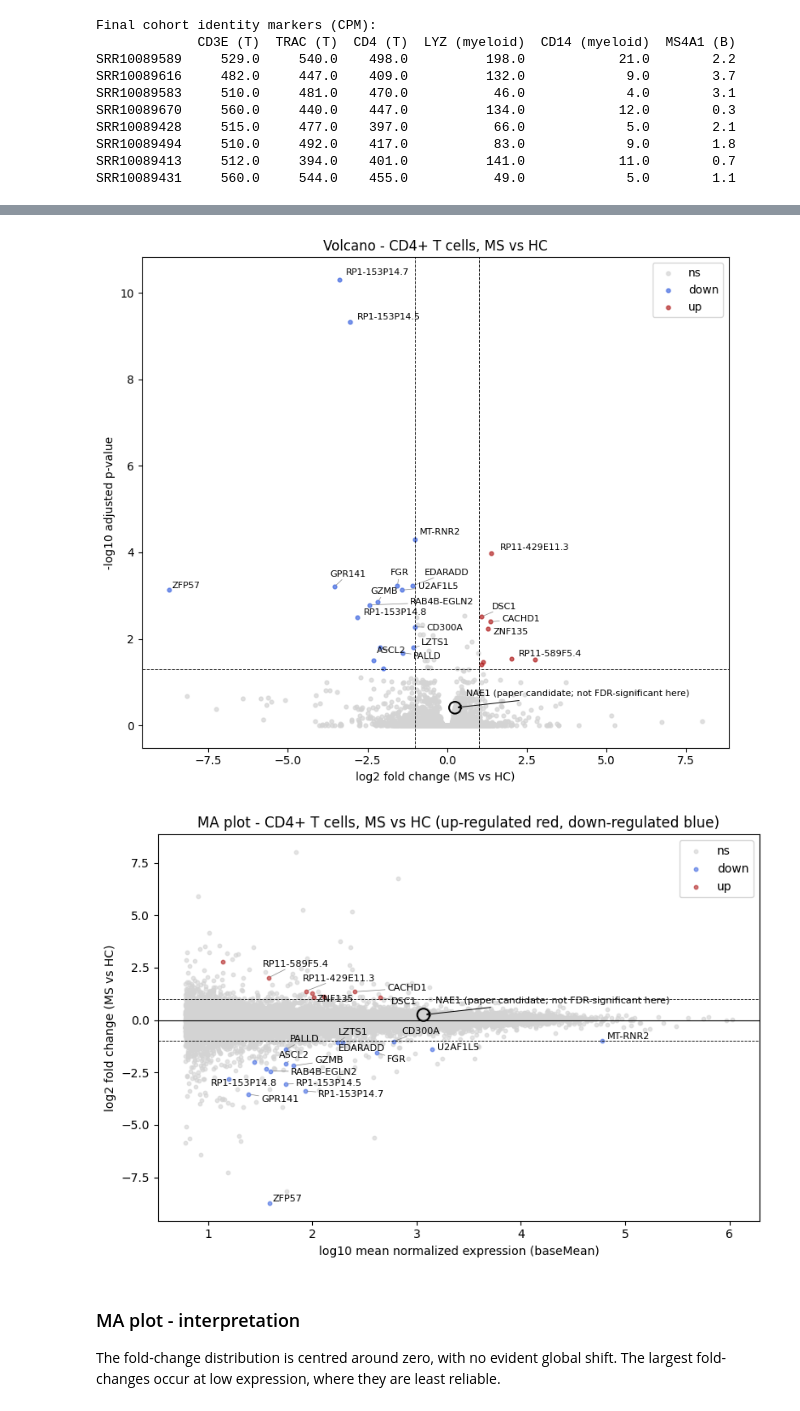
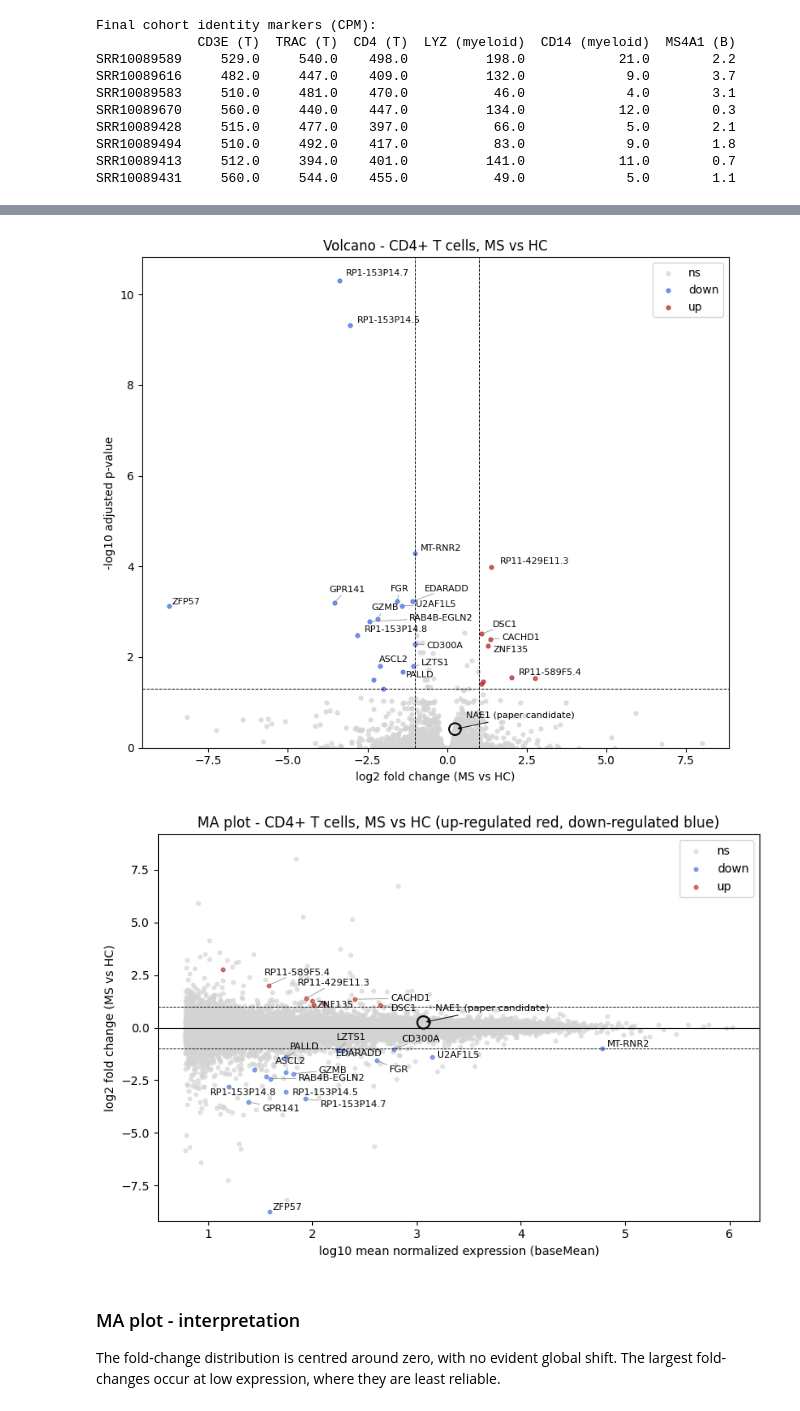
Before and after one commit to ilegul/ms-cd4, a Jupyter notebook: notebooks/BSB_CD4_MS_assignment.ipynb, the cells around one changed output, grey strips where cells are left out. Saved outputs shown, nothing was run; the diff lists cells and outputs as text; code cells hidden in the pictures.

```diff
--- a/notebooks/BSB_CD4_MS_assignment.ipynb
+++ b/notebooks/BSB_CD4_MS_assignment.ipynb
@@ -1043,7 +975,7 @@ meta['condition'] = meta['condition'].astype(str)
 meta['sex'] = meta['sex'].astype(str)
 print('Genes after filtering:', counts_t.shape[1])
 
-dds = DeseqDataSet(counts=counts_t, metadata=meta, design='~ sex + condition', refit_cooks=True)
+dds = DeseqDataSet(counts=counts_t, metadata=meta, design='~ sex + condition')
 dds.deseq2()
 # %% [output]
 Genes after filtering: 26094
@@ -1102,6 +1034,6 @@ DEGs at padj<0.05 (paper-equivalent): 44
 DEGs at padj<0.05 & |log2FC|>=1.0: 25  (up=8, down=17)
 # %%
-# --- PCA on the 500 most variable genes after VST (DESeq2 plotPCA convention: centered, NOT per-gene scaled) ---
+# --- PCA on the 500 most variable genes after VST (DESeq2 plotPCA convention: centred, NOT per-gene scaled) ---
 from sklearn.decomposition import PCA
 dds.vst(use_design=False)                              # variance-stabilizing transform
 vst = pd.DataFrame(dds.layers['vst_counts'], index=counts_t.index, columns=counts_t.columns)
@@ -1116,13 +1048,14 @@ for cond in ['MS','HC']:
     for sx in ['F','M']:
         s = pc[(pc['condition']==cond) & (pc['sex']==sx)]
         if len(s):
-            ax.scatter(s['PC1'], s['PC2'], s=95, c=_co[cond], marker=_mk[sx], edgecolor='k',
+            ax.scatter(s['PC1'], s['PC2'], s=95, c=_co[cond], marker=_mk[sx],
                        label=f'{cond} / {"Female" if sx=="F" else "Male"}')
 for sid in pc.index:
     ax.annotate(sid[-3:], (pc.loc[sid,'PC1'], pc.loc[sid,'PC2']), fontsize=7, xytext=(3,3), textcoords='offset points')
 ax.set_xlabel(f'PC1 ({var[0]:.1f}%)'); ax.set_ylabel(f'PC2 ({var[1]:.1f}%)')
-ax.set_title('PCA (VST) - colour = condition, shape = sex'); ax.legend(fontsize=8)
-plt.tight_layout(); plt.savefig(DEA/'PCA.png', dpi=150); plt.show()
+ax.set_title('PCA (VST) - colour = condition, shape = sex')
+ax.legend(fontsize=8, loc='upper left', bbox_to_anchor=(1.01, 1.0))
+plt.tight_layout(); plt.savefig(DEA/'PCA.png', dpi=150, bbox_inches='tight'); plt.show()
 # %% [output]
 Fit type used for VST : parametric
 Using None as control genes, passed at DeseqDataSet initialization
@@ -1186,5 +1122,5 @@ g.savefig(DEA/'sample_distance_heatmap.png', dpi=150); plt.show()
 # %%
-# --- Volcano plot, labelled with GENE SYMBOLS ---
+# --- Volcano plot ---
 try:
     from adjustText import adjust_text
     HAVE_ADJUST = True
@@ -1205,59 +1141,60 @@ for c in ['ns','down','up']:
 ax.axhline(-np.log10(PADJ), ls='--', c='k', lw=0.7)
 ax.axvline(LFC, ls='--', c='k', lw=0.7); ax.axvline(-LFC, ls='--', c='k', lw=0.7)
 ax.set_xlabel('log2 fold change (MS vs HC)'); ax.set_ylabel('-log10 adjusted p-value')
-ax.set_title('Volcano - CD4+ T cells, MS vs HC'); ax.legend()
+ax.set_title('Volcano - CD4+ T cells, MS vs HC'); ax.legend(); ax.set_ylim(bottom=0)
 # label top genes by symbol
 lab = v[v['cat']!='ns'].sort_values('padj').head(20)
 texts = [ax.text(r['log2FoldChange'], r['neglog10p'], r['symbol'], fontsize=8) for _, r in lab.iterrows()]
 if HAVE_ADJUST:
     adjust_text(texts, ax=ax, arrowprops=dict(arrowstyle='-', color='grey', lw=0.5))
-# Highlight NAE1 (paper candidate) whatever its category, without recolouring it as significant
+# Highlight NAE1 (paper candidate)
 _nae1 = v[v['symbol']=='NAE1']
 if len(_nae1):
     r0 = _nae1.iloc[0]
     ax.scatter(r0['log2FoldChange'], r0['neglog10p'], s=110, facecolors='none', edgecolors='black', linewidths=1.5, zorder=6)
-    ax.annotate('NAE1 (paper candidate; not FDR-significant here)', (r0['log2FoldChange'], r0['neglog10p']),
+    ax.annotate('NAE1 (paper candidate)', (r0['log2FoldChange'], r0['neglog10p']),
                 fontsize=8, xytext=(10,10), textcoords='offset points',
                 arrowprops=dict(arrowstyle='->', color='black', lw=0.7))
 plt.tight_layout(); plt.savefig(DEA/'volcano.png', dpi=150); plt.show()
 # %% [output]
-[figure, old version]
+[figure, new version]
 # %%
-# --- MA plot: log2 mean expression vs log2 fold change (normalization diagnostic) ---
+# --- MA plot: log2 mean expression vs log2 fold change (normalisation) ---
 ma = res.dropna(subset=['padj']).copy()
 ma['cat'] = 'ns'
 ma.loc[(ma['padj'] < PADJ) & (ma['log2FoldChange'] >= LFC), 'cat'] = 'up'
 ma.loc[(ma['padj'] < PADJ) & (ma['log2FoldChange'] <= -LFC), 'cat'] = 'down'
 colors = {'ns': 'lightgrey', 'up': 'firebrick', 'down': 'royalblue'}
 fig, ax = plt.subplots(figsize=(8, 5.5))
 for c in ['ns', 'down', 'up']:
     s = ma[ma['cat'] == c]
     ax.scatter(np.log10(s['baseMean'] + 1), s['log2FoldChange'], s=10, c=colors[c], label=c, alpha=0.6)
 ax.axhline(0, color='k', lw=0.8)
 ax.axhline(LFC, ls='--', color='k', lw=0.6); ax.axhline(-LFC, ls='--', color='k', lw=0.6)
 ax.set_xlabel('log10 mean normalized expression (baseMean)')
 ax.set_ylabel('log2 fold change (MS vs HC)')
 ax.set_title('MA plot - CD4+ T cells, MS vs HC (up-regulated red, down-regulated blue)')
 ax.legend()
 # label the top significant DEGs by gene symbol (as in the volcano)
 lab = ma[ma['cat'] != 'ns'].sort_values('padj').head(20)
 texts = [ax.text(np.log10(r['baseMean'] + 1), r['log2FoldChange'], r['symbol'], fontsize=8)
          for _, r in lab.iterrows()]
 if HAVE_ADJUST:
     adjust_text(texts, ax=ax, arrowprops=dict(arrowstyle='-', color='grey', lw=0.5))
-# Highlight NAE1 (paper candidate), as in the volcano, without recolouring it as significant
+# Highlight NAE1 (paper candidate), as in the volcano
 _nae1 = ma[ma['symbol'] == 'NAE1']
 if len(_nae1):
     r0 = _nae1.iloc[0]
     ax.scatter(np.log10(r0['baseMean'] + 1), r0['log2FoldChange'], s=110, facecolors='none',
                edgecolors='black', linewidths=1.5, zorder=6)
-    ax.annotate('NAE1 (paper candidate; not FDR-significant here)',
+    ax.annotate('NAE1 (paper candidate)',
                 (np.log10(r0['baseMean'] + 1), r0['log2FoldChange']),
                 fontsize=8, xytext=(10, 10), textcoords='offset points',
                 arrowprops=dict(arrowstyle='->', color='black', lw=0.7))
+_ml = np.abs(ma['log2FoldChange']).max() * 1.05; ax.set_ylim(-_ml, _ml)
 plt.tight_layout(); plt.savefig(DEA/'MA_plot.png', dpi=150); plt.show()
 # %% [output]
-[figure, old version]
+[figure, new version]
 # %% [markdown]
 ### MA plot - interpretation
 
```
Also changed, not shown: parts of 86 cells of this notebook, 57 other files.
